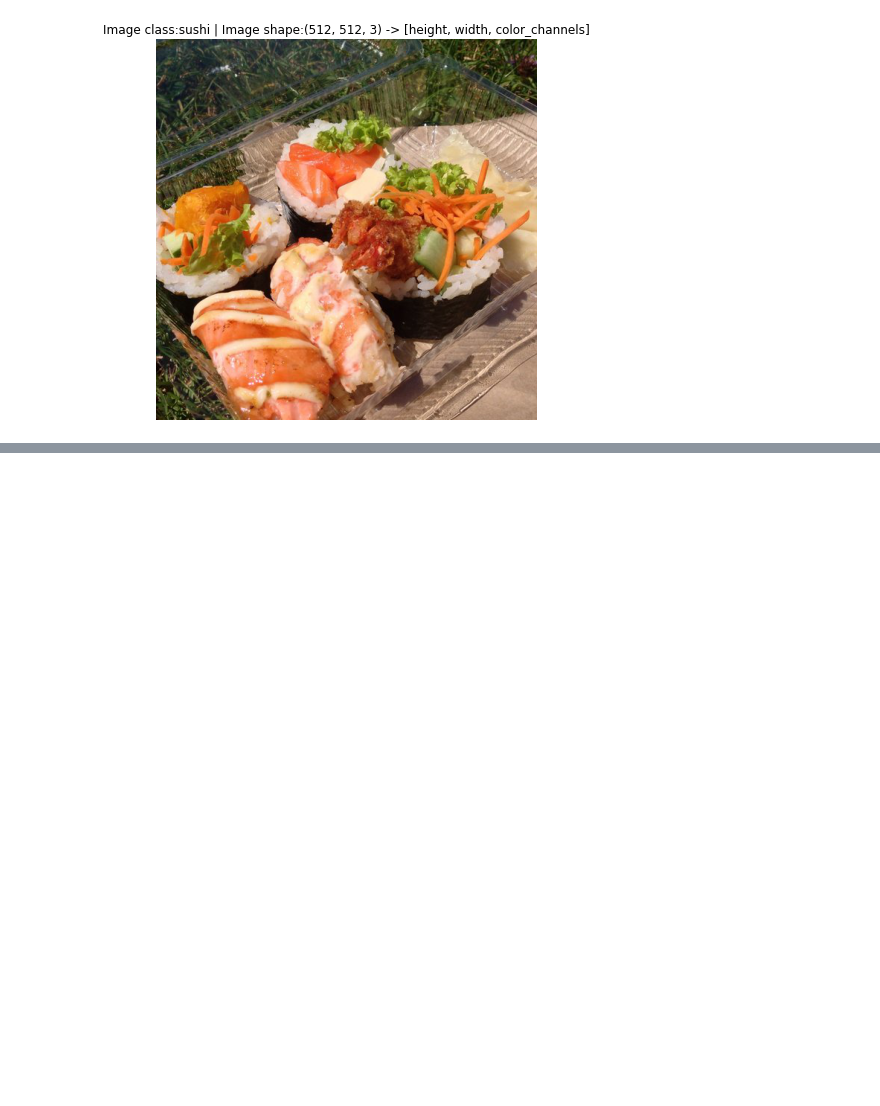
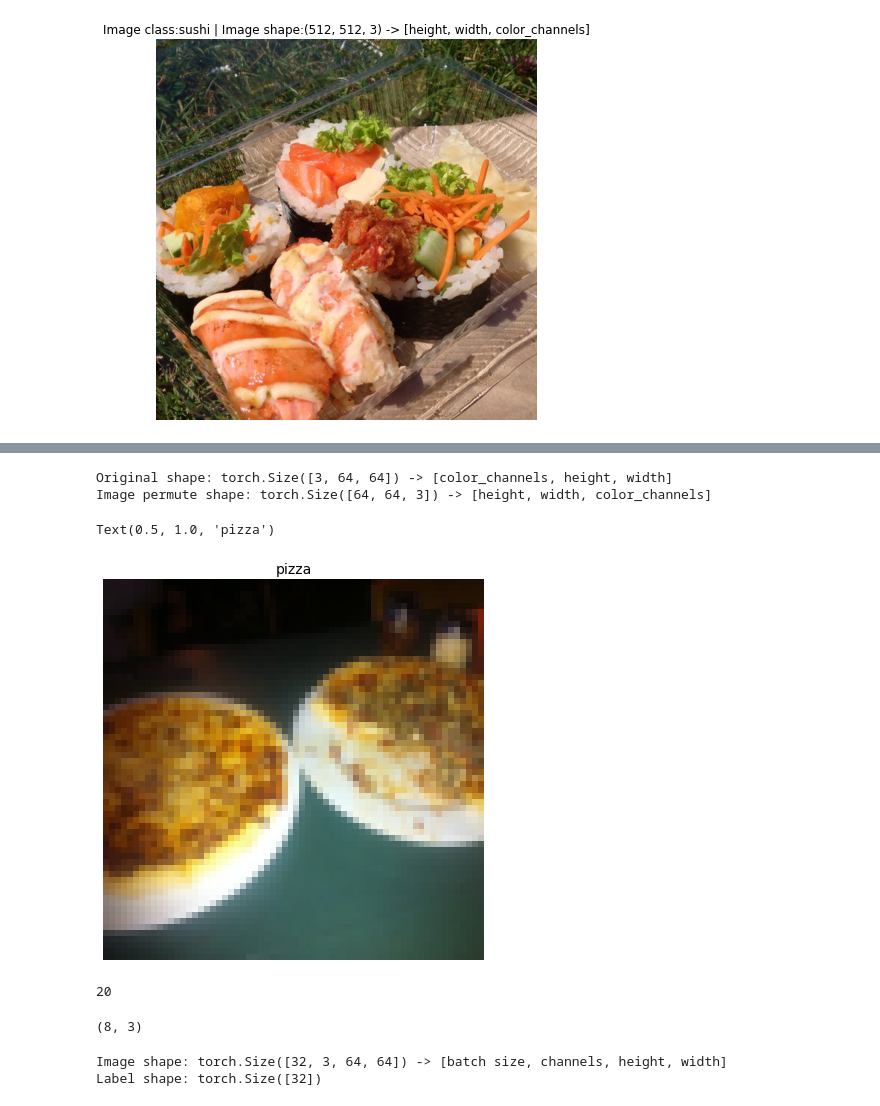
Before and after one commit to junepaykim/torch-tutorial, a Jupyter notebook: lecture-code/04_customdata.ipynb, the cells around one changed output, grey strips where cells are left out. Drawn from its saved outputs; the diff is of its cells as text; code cells hidden in the pictures; blank space fills up the shorter version.

```diff
--- a/lecture-code/04_customdata.ipynb
+++ b/lecture-code/04_customdata.ipynb
@@ -131,0 +141,11 @@ plot_transformed_images(image_path_list, transform=data_transform, n=3)
+# %%
+from torchvision import datasets
+
+train_data = datasets.ImageFolder(
+    root=train_dir, transform=data_transform, target_transform=None
+)
+test_data = datasets.ImageFolder(
+    root=test_dir,
+    transform=data_transform,
+)
+print(f"Train data:\n{train_data}\nTest data:\n{test_data}")
@@ -131,0 +173,3 @@ plot_transformed_images(image_path_list, transform=data_transform, n=3)
+# %%
+class_names = train_data.classes
+class_names
@@ -131,0 +187,7 @@ plot_transformed_images(image_path_list, transform=data_transform, n=3)
+# %%
+img, label = train_data[0][0], train_data[0][1]
+print(f"Image tensor:\n{img}")
+print(f"Image shape: {img.shape}")
+print(f"Image datatype: {img.dtype}")
+print(f"Image label: {label}")
+print(f"Label datatype: {type(label)}")
@@ -131,0 +212,21 @@ plot_transformed_images(image_path_list, transform=data_transform, n=3)
+# %%
+img_permute = img.permute(1, 2, 0)
+
+print(f"Original shape: {img.shape} -> [color_channels, height, width]")
+print(f"Image permute shape: {img_permute.shape} -> [height, width, color_channels]")
+
+plt.figure(figsize=(10, 7))
+plt.imshow(img.permute(1, 2, 0))
+plt.axis("off")
+plt.title(class_names[label], fontsize=14)
+# %% [output]
+Original shape: torch.Size([3, 64, 64]) -> [color_channels, height, width]
+Image permute shape: torch.Size([64, 64, 3]) -> [height, width, color_channels]
+Text(0.5, 1.0, 'pizza')
+[figure, added]
+# %%
+import os
+
+os.cpu_count()
+# %% [output]
+20
@@ -131,0 +246,12 @@ plot_transformed_images(image_path_list, transform=data_transform, n=3)
+# %%
+len(train_dataloader), len(test_dataloader)
+# %% [output]
+(8, 3)
+# %%
+img, label = next(iter(train_dataloader))
+# Batch size will now be 1, you can change the batch size if you like
+print(f"Image shape: {img.shape} -> [batch size, channels, height, width]")
+print(f"Label shape: {label.shape}")
+# %% [output]
+Image shape: torch.Size([32, 3, 64, 64]) -> [batch size, channels, height, width]
+Label shape: torch.Size([32])
```
Also changed, not shown: parts of 27 cells of this notebook.
